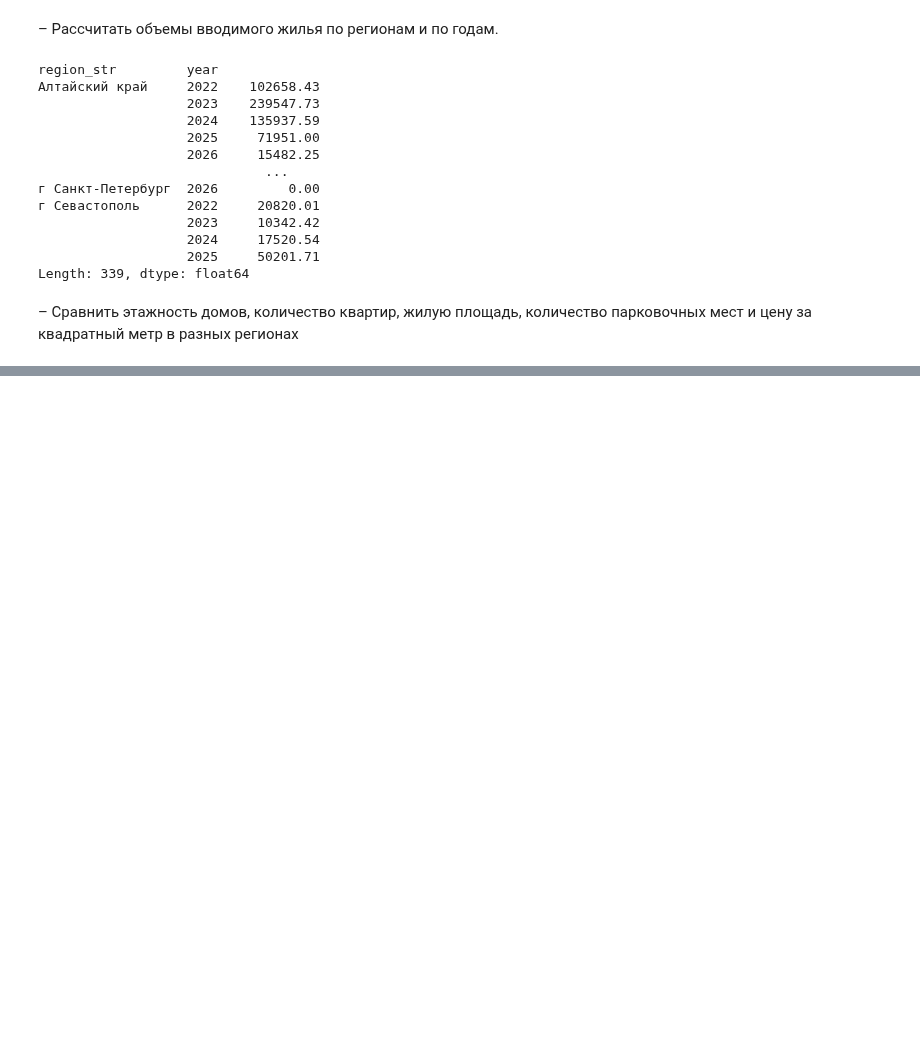
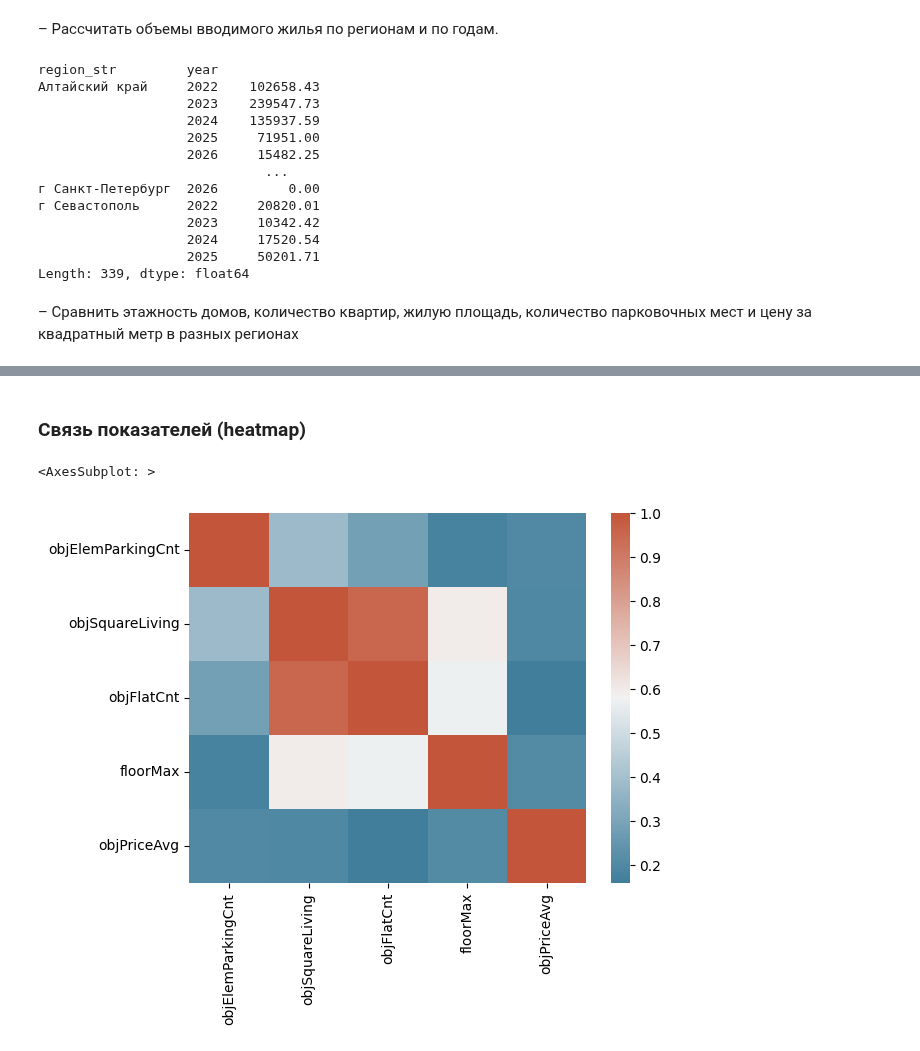
Before and after one commit to maxt/ds-practise, a Jupyter notebook: homework_02.ipynb, the cells around one changed output, grey strips where cells are left out. Saved outputs shown, nothing was run; the diff lists cells and outputs as text; code cells hidden in the pictures; blank space fills up the shorter version.

```diff
--- a/homework_02.ipynb
+++ b/homework_02.ipynb
@@ -201,0 +269,14 @@ objSquareLiving
+# %% [markdown]
+### Связь показателей (heatmap)
+# %%
+
+t = final_df.drop(labels='objReady100PercDt', axis=1)
+k = t.drop(labels='region_str', axis=1)
+l = k.drop(labels='region', axis=1)
+p = l.drop(labels='year', axis=1)
+corr = p.corr()
+cmap = sns.diverging_palette(230, 20, as_cmap=True)
+sns.heatmap(corr, cmap=cmap)
+# %% [output]
+<AxesSubplot: >
+[figure, added]
```
Also changed, not shown: parts of 9 cells of this notebook.
